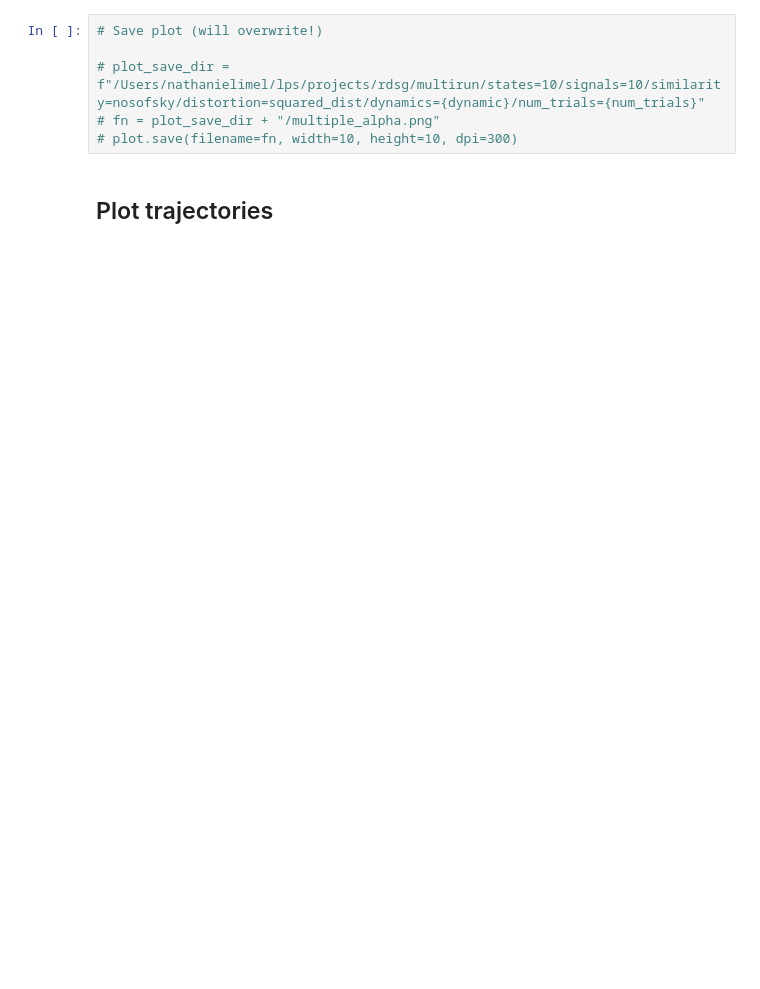
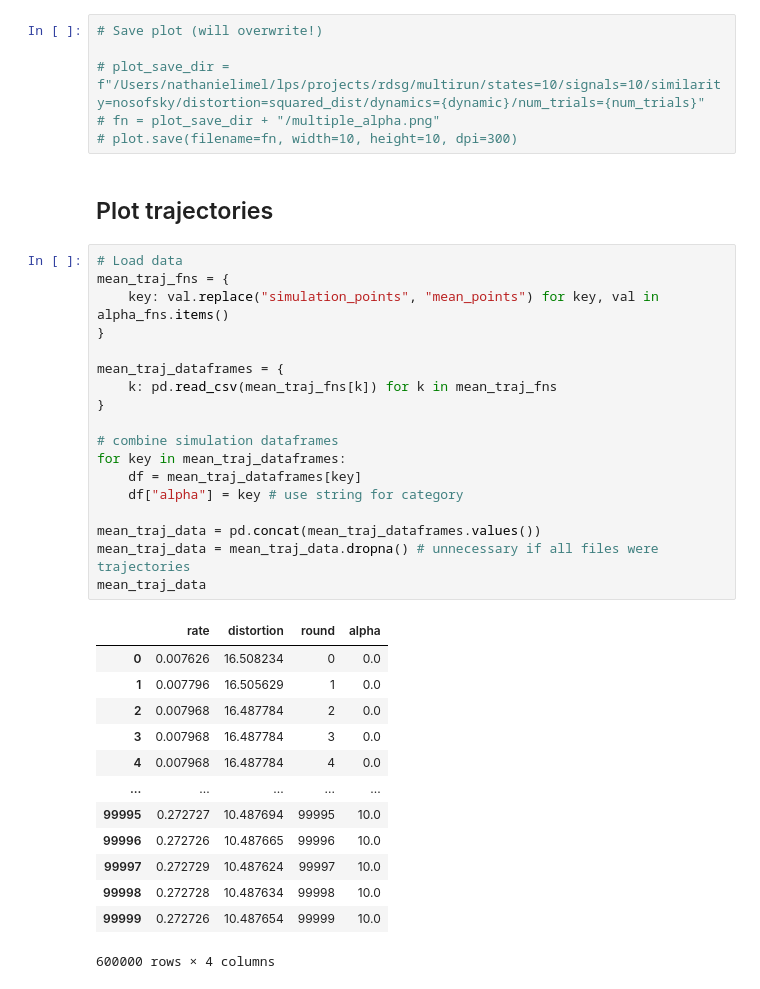
Before and after one commit to nathimel/rdsg, a Jupyter notebook: src/notebooks/analyze.ipynb, the cells around one changed output. Drawn from its saved outputs; the diff is of its cells as text; blank space fills up the shorter version.

```diff
--- a/src/notebooks/analyze.ipynb
+++ b/src/notebooks/analyze.ipynb
@@ -176,3 +168,35 @@ print(plot)
 # plot.save(filename=fn, width=10, height=10, dpi=300)
 # %% [markdown]
 ## Plot trajectories
+# %%
+# Load data
+mean_traj_fns = {
+    key: val.replace("simulation_points", "mean_points") for key, val in alpha_fns.items()
+}
+
+mean_traj_dataframes = {
+    k: pd.read_csv(mean_traj_fns[k]) for k in mean_traj_fns
+}
+
+# combine simulation dataframes
+for key in mean_traj_dataframes:
+    df = mean_traj_dataframes[key]
+    df["alpha"] = key # use string for category
+
+mean_traj_data = pd.concat(mean_traj_dataframes.values())
+mean_traj_data = mean_traj_data.dropna() # unnecessary if all files were trajectories
+mean_traj_data
+# %% [output]
+|  | rate | distortion | round | alpha |
+| 0 | 0.007626 | 16.508234 | 0 | 0.0 |
+| 1 | 0.007796 | 16.505629 | 1 | 0.0 |
+| 2 | 0.007968 | 16.487784 | 2 | 0.0 |
+| 3 | 0.007968 | 16.487784 | 3 | 0.0 |
+| 4 | 0.007968 | 16.487784 | 4 | 0.0 |
+| ... | ... | ... | ... | ... |
+| 99995 | 0.272727 | 10.487694 | 99995 | 10.0 |
+| 99996 | 0.272726 | 10.487665 | 99996 | 10.0 |
+| 99997 | 0.272729 | 10.487624 | 99997 | 10.0 |
+| 99998 | 0.272728 | 10.487634 | 99998 | 10.0 |
+| 99999 | 0.272726 | 10.487654 | 99999 | 10.0 |
+600000 rows × 4 columns
```
Also changed, not shown: parts of 8 cells of this notebook, 2 other files.
